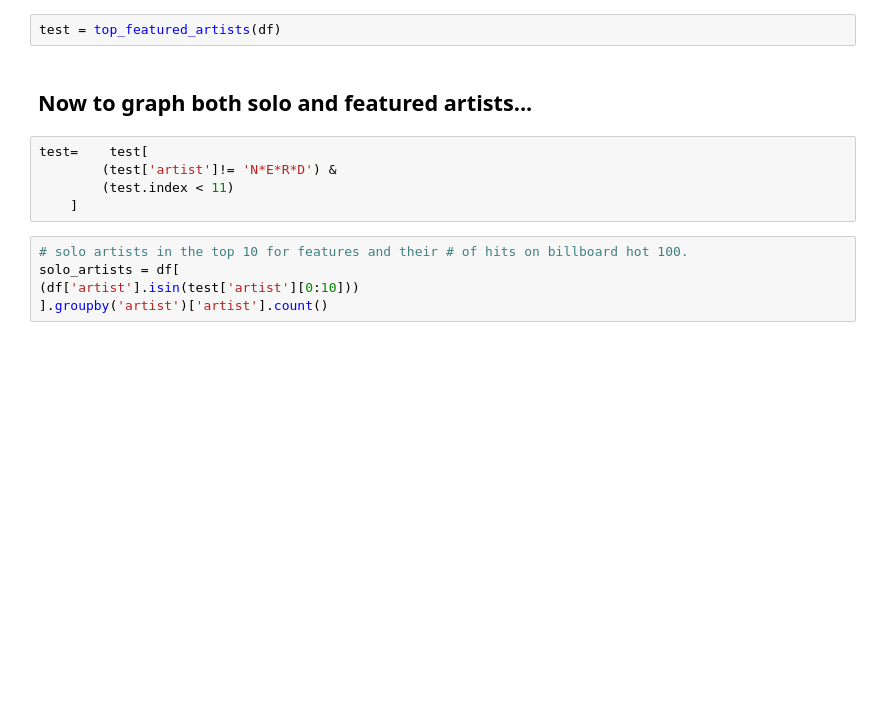
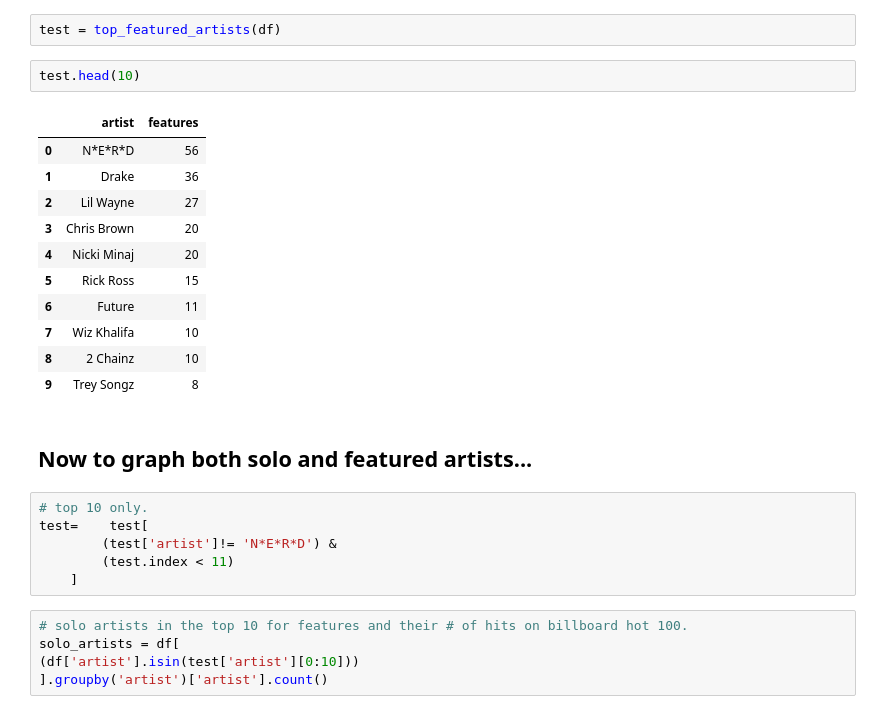
Before and after one commit to ralfsantacruz/edm-analytics-project, a Jupyter notebook: hip_hop_featured_artists.ipynb, the cells around one changed output. Saved outputs shown, nothing was run; the diff lists cells and outputs as text; blank space fills up the shorter version.

```diff
--- a/hip_hop_featured_artists.ipynb
+++ b/hip_hop_featured_artists.ipynb
@@ -238,9 +238,24 @@ def top_featured_artists(df):
     return features_df
 # %%
 test = top_featured_artists(df)
+# %%
+test.head(10)
+# %% [output]
+|  | artist | features |
+| 0 | N*E*R*D | 56 |
+| 1 | Drake | 36 |
+| 2 | Lil Wayne | 27 |
+| 3 | Chris Brown | 20 |
+| 4 | Nicki Minaj | 20 |
+| 5 | Rick Ross | 15 |
+| 6 | Future | 11 |
+| 7 | Wiz Khalifa | 10 |
+| 8 | 2 Chainz | 10 |
+| 9 | Trey Songz | 8 |
 # %% [markdown]
 ## Now to graph both solo and featured artists...
 # %%
+# top 10 only.
 test=    test[
         (test['artist']!= 'N*E*R*D') &
         (test.index < 11)
```
Also changed, not shown: parts of 10 cells of this notebook, 2 other files.
